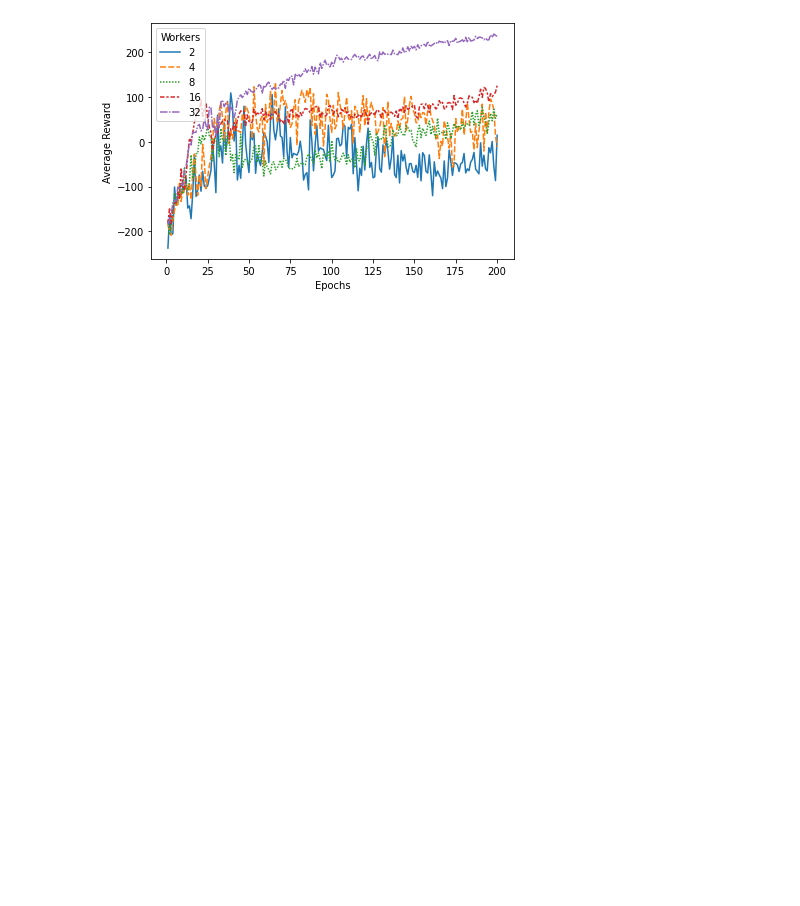
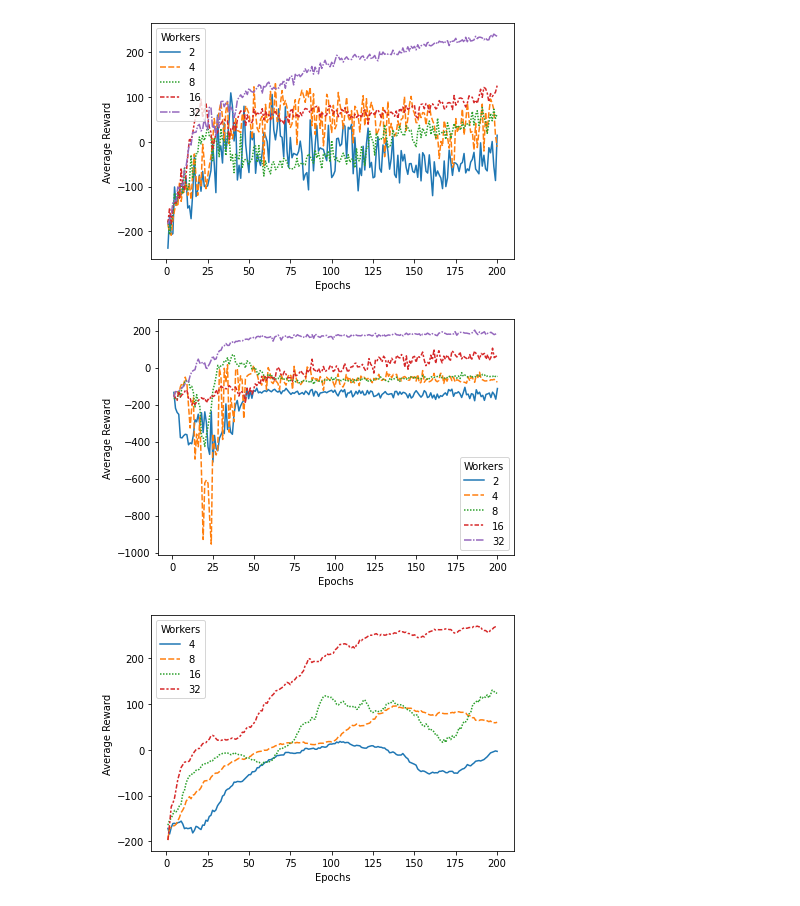
Before and after one commit to seanjparker/distributed-rl, a Jupyter notebook: notebook/analysis.ipynb, the cells around one changed output. Saved outputs shown, nothing was run; the diff lists cells and outputs as text; code cells hidden in the pictures; blank space fills up the shorter version.

Commit message:
chore: add more plots

```diff
--- a/notebook/analysis.ipynb
+++ b/notebook/analysis.ipynb
@@ -26,13 +26,22 @@ def load_data_from_dir(path):
     df_wide = df.pivot('epoch', 'workers', 'reward')
     return df_wide
 # %%
-results_wide = load_data_from_dir('../results/torch/Run2/*.json')
+results_wide_torch = load_data_from_dir('../results/torch/Run2/*.json')
+results_wide_tf = load_data_from_dir('../results/tf/*.json')
+results_wide_ray = load_data_from_dir('../results/ray/*.json')
 # %%
-ax = sns.lineplot(data=results_wide)
-ax.legend(title='Workers')
-ax.set(xlabel='Epochs', ylabel='Average Reward')
-plt.tight_layout()
-plt.show()
-ax.get_figure().savefig('torch_worker_results.png', dpi=400)
+def plot_worker_reward(dataframe, path):
+    ax = sns.lineplot(data=dataframe)
+    ax.legend(title='Workers')
+    ax.set(xlabel='Epochs', ylabel='Average Reward')
+    plt.tight_layout()
+    plt.show()
+    ax.get_figure().savefig(path, dpi=400)
-# %% [output]
-[figure, removed]
+# %%
+plot_worker_reward(results_wide_torch, 'torch_worker_results.png')
+plot_worker_reward(results_wide_tf, 'tf_worker_results.png')
+plot_worker_reward(results_wide_ray, 'ray_worker_results.png')
+# %% [output]
+[figure, added]
+[figure, added]
+[figure, added]
```
